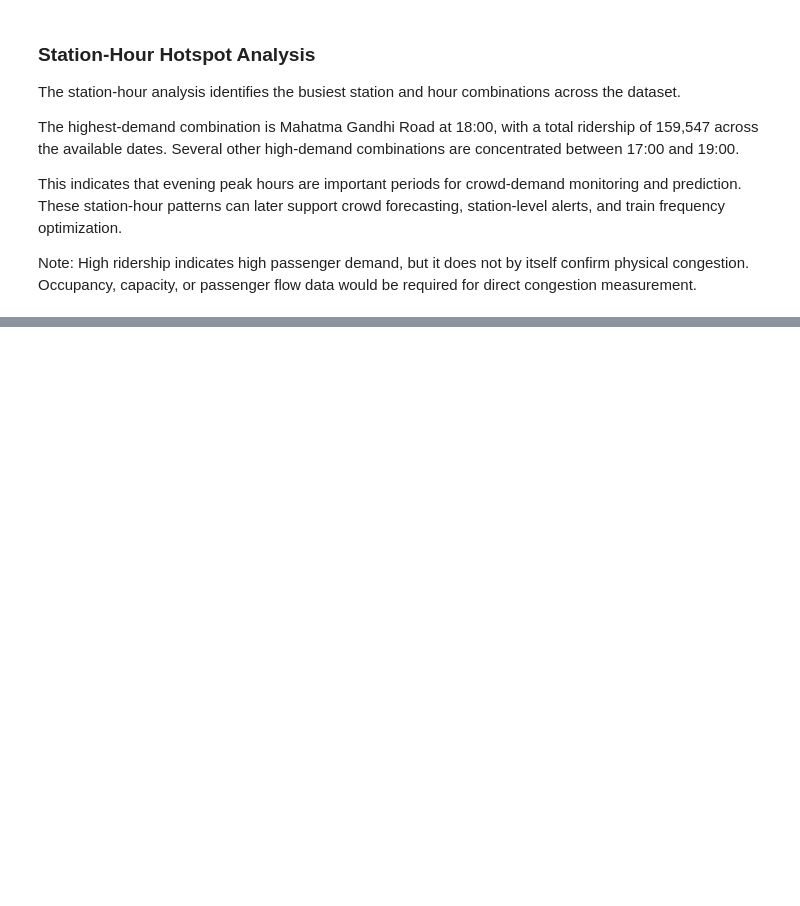
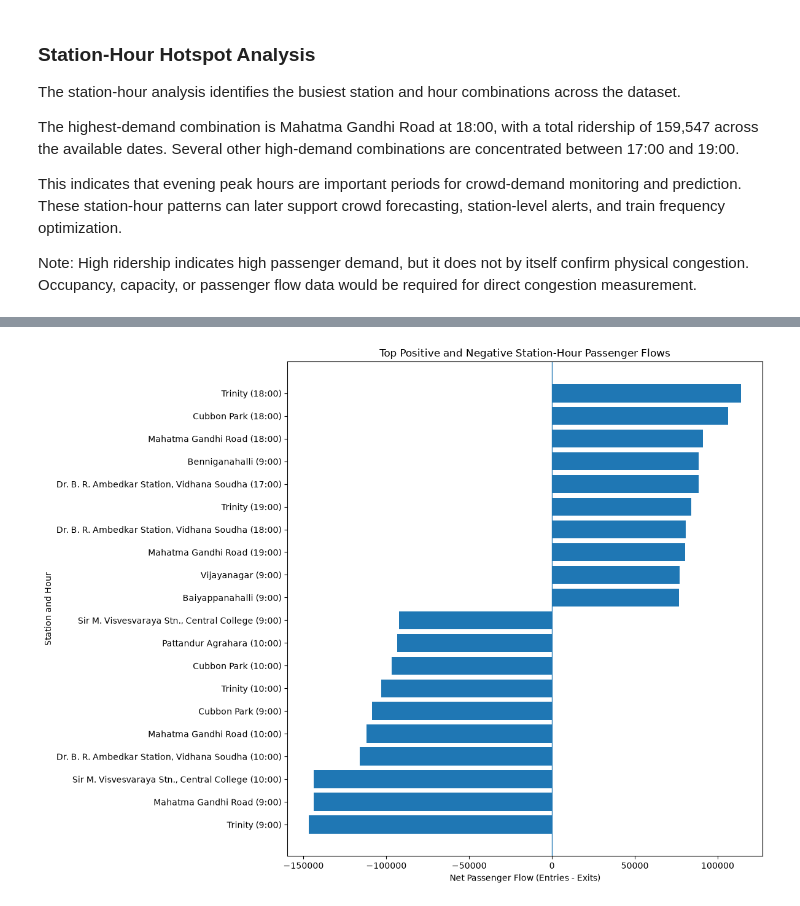
Before and after one commit to springboardmentor443m-coder/Predictive-Public-Transit-Intelligence-Platform-for-Crowd-Management-and-Schedule-Optimization, a Jupyter notebook: notebooks/BMRCL_Ridership_Analysis.ipynb, the cells around one changed output, grey strips where cells are left out. Cells and saved outputs as stored; diff of their text form; code cells hidden in the pictures; blank space fills up the shorter version.

```diff
--- a/notebooks/BMRCL_Ridership_Analysis.ipynb
+++ b/notebooks/BMRCL_Ridership_Analysis.ipynb
@@ -766,0 +1303,50 @@ Note: High ridership indicates high passenger demand, but it does not by itself
+# %%
+# Visualize station-hour net flow hotspots
+
+positive_flow = (
+    station_hour_flow
+    .sort_values("Net Flow", ascending=False)
+    .head(10)
+    .copy()
+)
+
+negative_flow = (
+    station_hour_flow
+    .sort_values("Net Flow", ascending=True)
+    .head(10)
+    .copy()
+)
+
+flow_hotspots = pd.concat(
+    [positive_flow, negative_flow]
+)
+
+flow_hotspots["Station_Hour"] = (
+    flow_hotspots["Station"]
+    + " ("
+    + flow_hotspots["Hour"].astype(str)
+    + ":00)"
+)
+
+flow_hotspots = flow_hotspots.sort_values("Net Flow")
+
+plt.figure(figsize=(12, 9))
+
+plt.barh(
+    flow_hotspots["Station_Hour"],
+    flow_hotspots["Net Flow"]
+)
+
+plt.axvline(
+    0,
+    linewidth=1
+)
+
+plt.xlabel("Net Passenger Flow (Entries - Exits)")
+plt.ylabel("Station and Hour")
+plt.title("Top Positive and Negative Station-Hour Passenger Flows")
+
+plt.tight_layout()
+plt.show()
+# %% [output]
+[figure, added]
```
Also changed, not shown: parts of 15 cells of this notebook, 1 other file.
